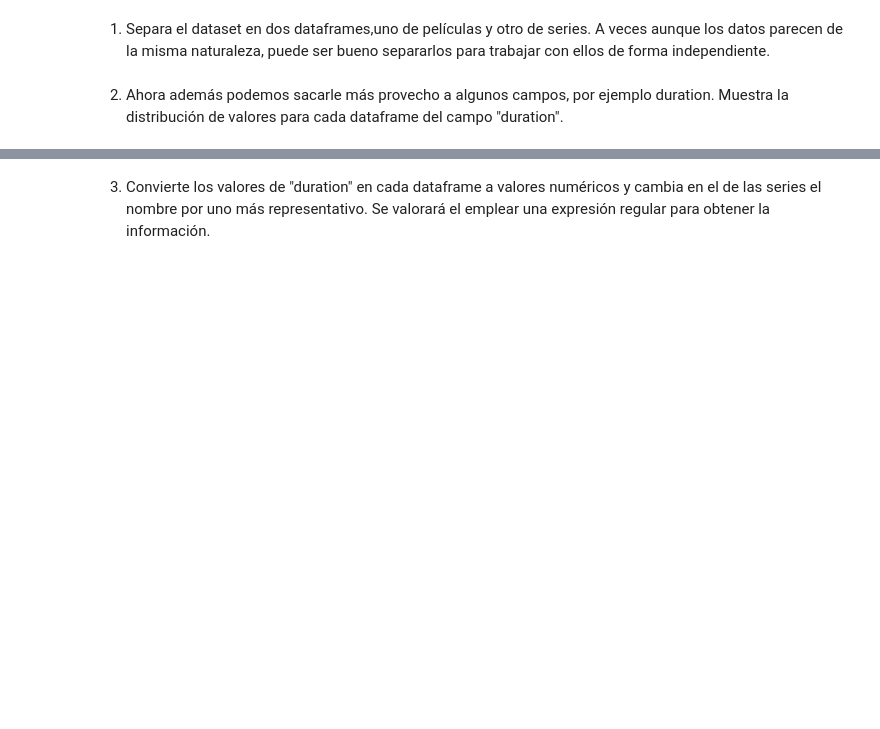
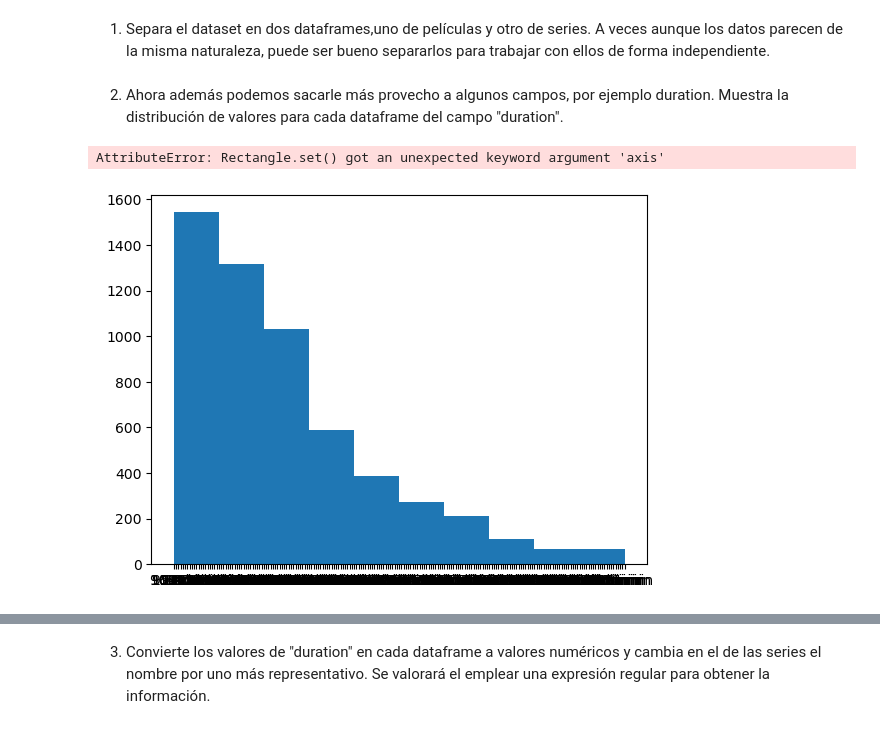
Before and after one commit to draranguez/DS-Online_DanielR, a Jupyter notebook: 03_Data_Analysis/Sprint_05/Unidad_01_Introduccion_Procesos_ETL/03_Practica_Obligatoria/18_Practica_Obligatoria_ETL.ipynb, the cells around one changed output, grey strips where cells are left out. Cells and saved outputs as stored; diff of their text form; code cells hidden in the pictures; blank space fills up the shorter version.

```diff
--- a/03_Data_Analysis/Sprint_05/Unidad_01_Introduccion_Procesos_ETL/03_Practica_Obligatoria/18_Practica_Obligatoria_ETL.ipynb
+++ b/03_Data_Analysis/Sprint_05/Unidad_01_Introduccion_Procesos_ETL/03_Practica_Obligatoria/18_Practica_Obligatoria_ETL.ipynb
@@ -52,2 +255,8 @@ Bonus: ¿Se te ocurre alguna forma rápida, que no necesariamente completa, de v
 # %% [markdown]
 5. Convierte o cambia el tipo de la columna con fechas en strings a un tipo datetime. La columna que son solo años es mejor dejarla como integer, porque se opera muy fácil así. Tendrás que analizar los argumentos de pd.datetime y jugar con ellos para poder conseguirlo.
+# %%
+df_peliculas.date_added.dtypes
+
+import datetime as dt
+
+df_peliculas["date_added"]=df_peliculas["date_added"].datetime(year=2020, month=7, day=3)
@@ -63,0 +317,3 @@ Es hora de tratar los nulos. Así que habrá que identificarlos para empezar.
+# %%
+df_peliculas["director"]=df_peliculas["director"].isnull().fillna("unknow")
+df_peliculas.sample(30)
@@ -64,2 +338,5 @@ Es hora de tratar los nulos. Así que habrá que identificarlos para empezar.
 # %% [markdown]
 4. En un caso como este, que no hay apenas valores numéricos y las columnas con nulos no son categóricas, es mejor o deshacerse de los nulos o bien simplemente marcarlos pero convertidos a un valor más manejable y del tipo del resto de valores de la columna en la que aparecen. Por eso cambia los nulos en las columnas que no hayas tratado en el apartado anterior por "UNK" o por "".
+# %%
+df_peliculas["director"]=df_peliculas["director"].fillna("unknown")
+df_peliculas.sample(50)
@@ -71,5 +371,14 @@ Es hora de tratar los nulos. Así que habrá que identificarlos para empezar.
 Para terminar de hacer nuestro procesado, intentemos enriquecer el dataset y obtener alguna información adicional.
 # %% [markdown]
 1. Separa el dataset en dos dataframes,uno de películas y otro de series. A veces aunque los datos parecen de la misma naturaleza, puede ser bueno separarlos para trabajar con ellos de forma independiente.
+# %%
+df_peliculas_solo=df_peliculas[df_peliculas["type"]=="Movie"].copy()
+
+df_series_solo=df_peliculas[df_peliculas["type"]=="Series TV"].copy()
 # %% [markdown]
 2. Ahora además podemos sacarle más provecho a algunos campos, por ejemplo duration. Muestra la distribución de valores para cada dataframe del campo "duration".
+# %%
+df_peliculas_solo.duration.hist(axis=0)
+# %% [output]
+AttributeError: Rectangle.set() got an unexpected keyword argument 'axis'
+[figure, added]
```
Also changed, not shown: parts of 25 cells of this notebook.
